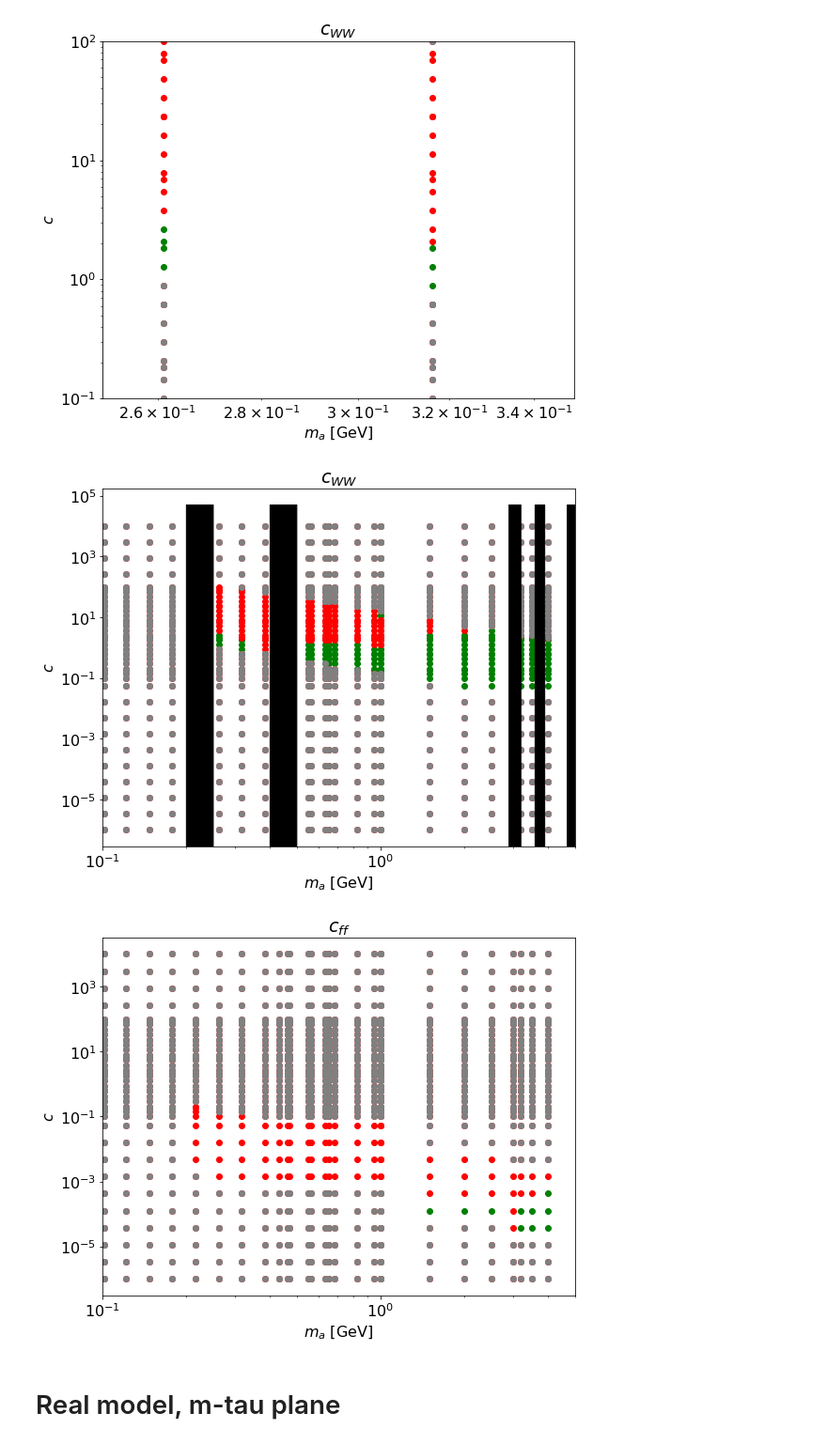
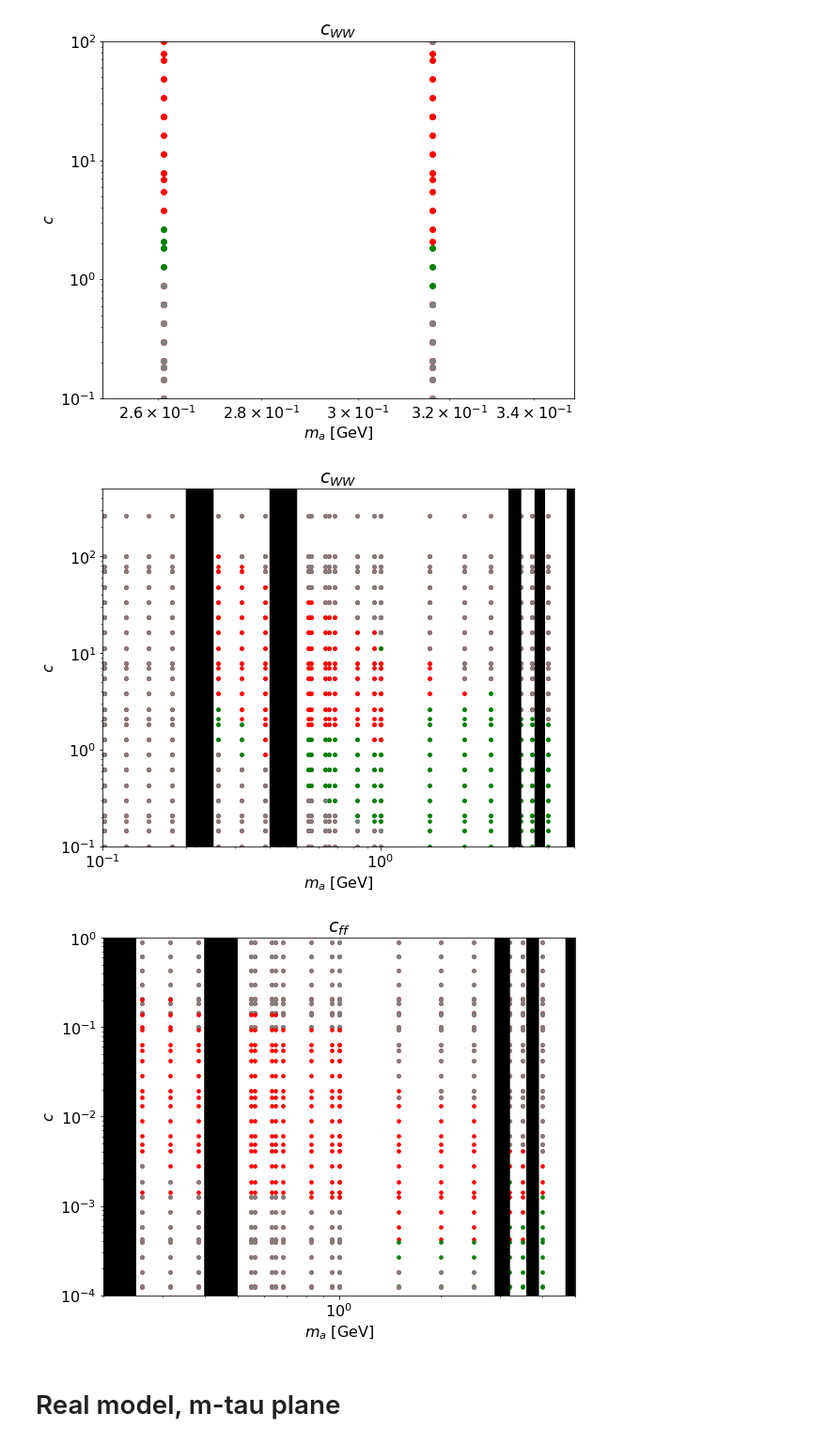
Before and after one commit to anasthesia/alps-BelleII, a Jupyter notebook: python/LHCb_bounds.ipynb, the cells around one changed output. Shown at 94% size. Cells and saved outputs as stored; diff of their text form; code cells hidden in the pictures.

Commit message:
LHCb prompt search added

```diff
--- a/python/LHCb_bounds.ipynb
+++ b/python/LHCb_bounds.ipynb
@@ -79,24 +79,31 @@ def plotAllowed(inputfile,x,y,z,zfixed):
 
     allowed=params[:,5]==1
 
-    plt.scatter(params[allowed,x], params[allowed,y], c='green')
-    plt.scatter(params[~allowed,x], params[~allowed,y], c='red')
+    plt.scatter(params[allowed,x], params[allowed,y], c='green',s=1)
+    plt.scatter(params[~allowed,x], params[~allowed,y], c='red',s=1)
 
 # function to plot the allowed/excluded points. It will be plotted in (x,y)-plane
-def plotAllAllowed(inputfile,x,y):
+def plotAllAllowed(inputfile,x,y,prompt=False):
+    dotsize=13
     inputparams = np.array(genfromtxt(inputfile,  comments="#", delimiter='\t'))
 
 #     excluding tau and m not covered by the search
     searched=(inputparams[:,0]>214*10**-3) & (inputparams[:,0]<4350*10**-3) & \
               (inputparams[:,1]>10**-1) & (inputparams[:,1]<10**3)
+    searchedPrompt= (inputparams[:,1]<2*10**-1) # resolution taken from p.3 in 1508.04094
+
     params=inputparams[searched]
     params=inputparams
 
     allowed=params[:,5]==1
 
-    plt.scatter(params[allowed,x], params[allowed,y], c='green')
-    plt.scatter(params[~allowed,x], params[~allowed,y], c='red')
-    plt.scatter(inputparams[~searched,x], inputparams[~searched,y], c='grey')
+    plt.scatter(params[allowed,x], params[allowed,y], c='green',s=dotsize)
+    plt.scatter(params[~allowed,x], params[~allowed,y], c='red',s=dotsize)
+
+    if (prompt==False):
+        plt.scatter(inputparams[~searched,x], inputparams[~searched,y], c='grey',s=dotsize+1)
+    else:
+        plt.scatter(inputparams[~searchedPrompt,x], inputparams[~searchedPrompt,y], c='grey',s=dotsize+1)
 
 # function that plots cut-out regions from 1612.07818
 
@@ -268,37 +262,44 @@ plt.yscale("log")
 # %%
 plt.figure(figsize=(9, 7))
 
-
 plotAllAllowed("../Experimental_files/output_combined_R1/m-tau-c-BRBtoKmumu-cWW_comb.dat",0,2)
+plotAllAllowed("../Experimental_files/output_combined_R1/m-tau-c-BRBtoKmumu-cWW_fine_comb.dat",0,2)
 plotWhiteRegions(5*10**4)
 
 plt.title('$c_{WW}$')
 plt.xlabel('$m_a$ [GeV]')
 plt.xlim(0.1,5)
+plt.ylim(10**-1,5*10**2)
+
+
 plt.ylabel('$c$')
 plt.xscale("log")
 plt.yscale("log")
 #
-# plt.savefig('plots/LHCb_cWW.png', dpi=300, bbox_inches='tight')
+plt.savefig('plots/LHCb_cWW.png', dpi=300, bbox_inches='tight')
 # %% [output]
-[figure, old version]
+[figure, new version]
 # %%
 plt.figure(figsize=(9, 7))
 
 
 plotAllAllowed("../Experimental_files/output_combined_R1/m-tau-c-BRBtoKmumu-cff_comb.dat",0,2)
-# plotWhiteRegions(5*10**4)
+plotAllAllowed("../Experimental_files/output_combined_R1/m-tau-c-BRBtoKmumu-cff_fine_comb.dat",0,2)
+
+plotWhiteRegions(5*10**4)
 
 plt.title('$c_{ff}$')
 plt.xlabel('$m_a$ [GeV]')
-plt.xlim(0.1,5)
+plt.xlim(0.2,5)
+plt.ylim(10**-4,1)
+
 plt.ylabel('$c$')
 plt.xscale("log")
 plt.yscale("log")
 
 plt.savefig('plots/LHCb_cff.png', dpi=300, bbox_inches='tight')
 # %% [output]
-[figure, old version]
+[figure, new version]
 # %% [markdown]
 # Real model, m-tau plane
 # %%
```
Also changed, not shown: parts of 12 cells of this notebook, 18 other files.
